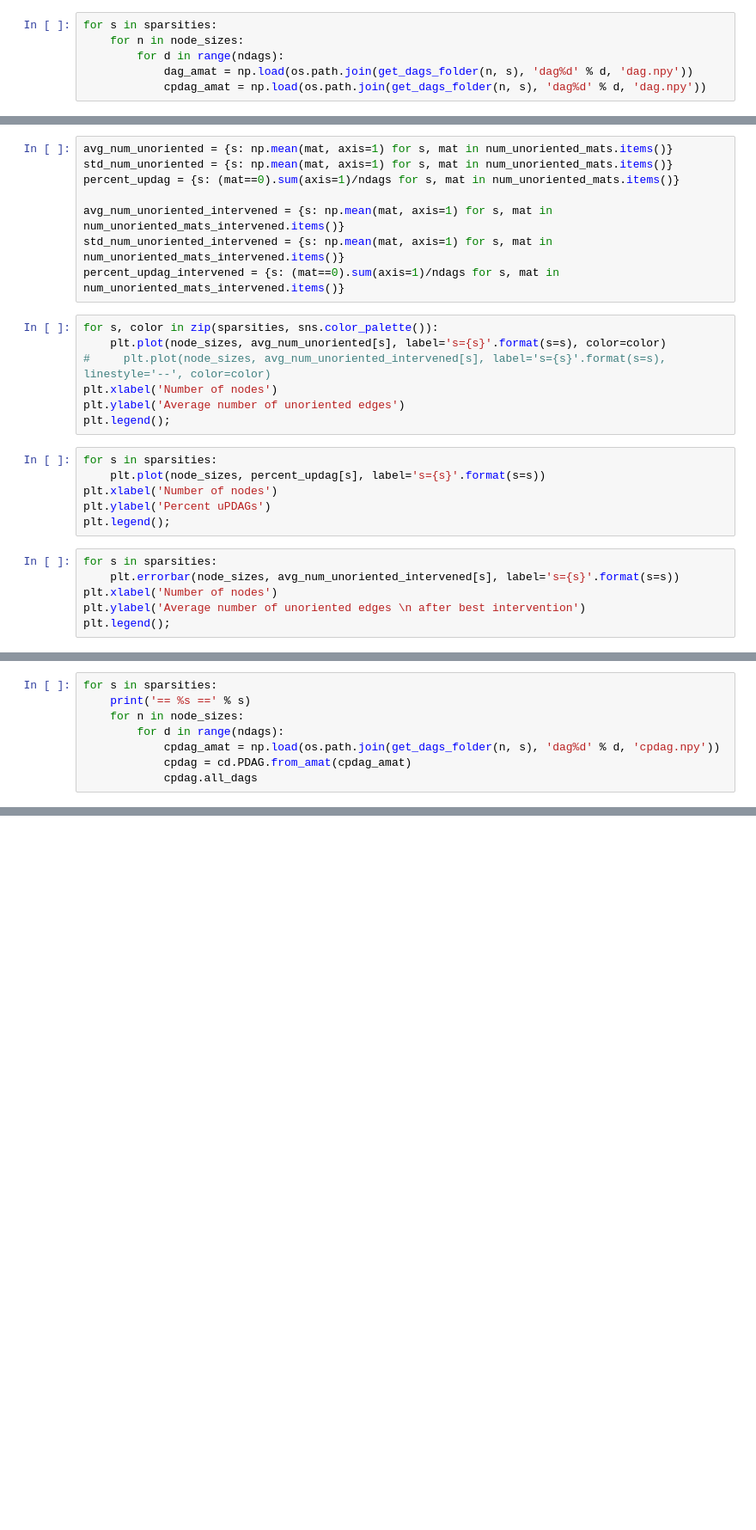
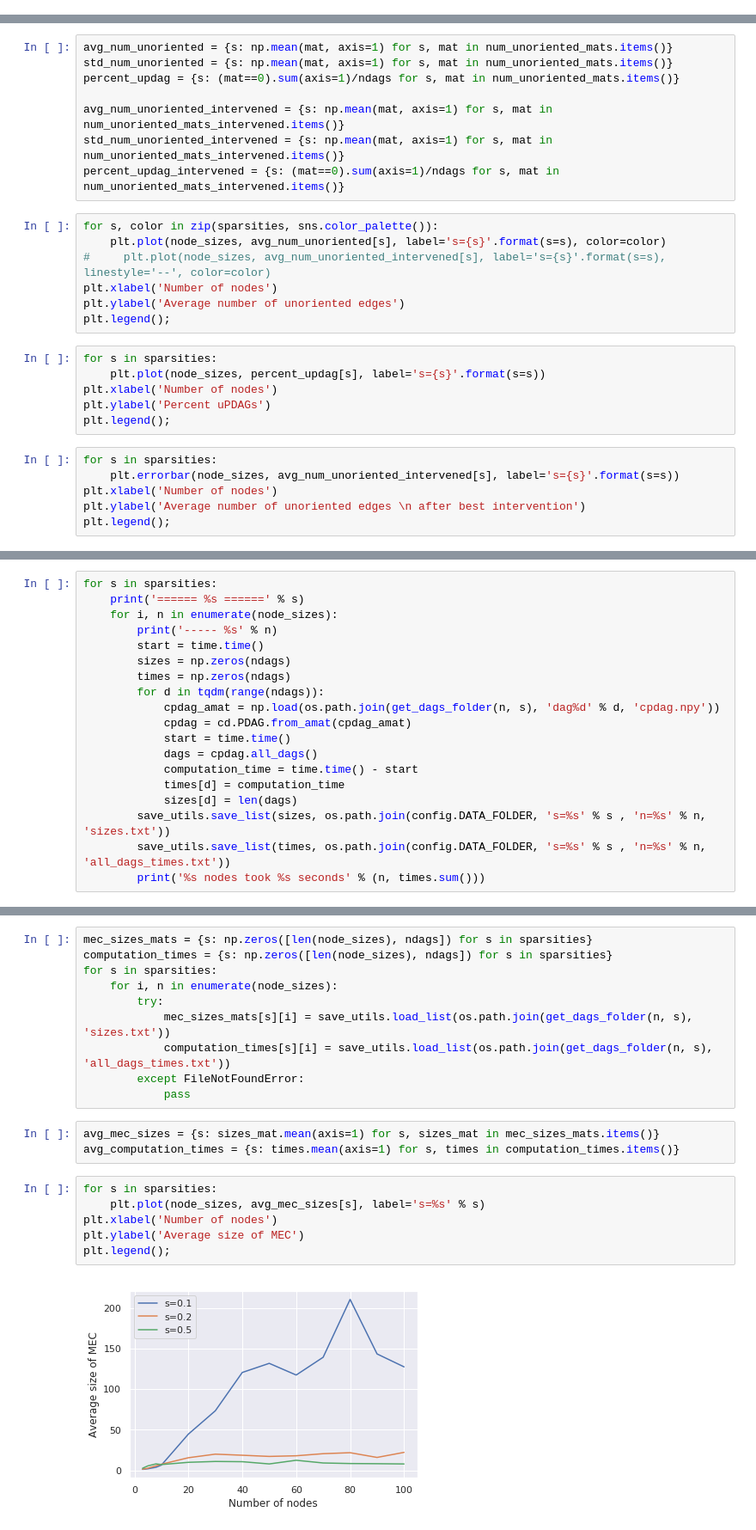
Before and after one commit to csquires/orderdag-bounds, a Jupyter notebook: main.ipynb, the cells around one changed output, grey strips where cells are left out. Shown: that part at 86% size. Drawn from its saved outputs; the diff is of its cells as text; blank space fills up the shorter version.

```diff
--- a/main.ipynb
+++ b/main.ipynb
@@ -57,9 +59,3 @@ sparsities = [.1, .2, .5]
 for sparsity in sparsities:
     for n in node_sizes:
         save_dags(n, sparsity, ndags)
-# %%
-for s in sparsities:
-    for n in node_sizes:
-        for d in range(ndags):
-            dag_amat = np.load(os.path.join(get_dags_folder(n, s), 'dag%d' % d, 'dag.npy'))
-            cpdag_amat = np.load(os.path.join(get_dags_folder(n, s), 'dag%d' % d, 'dag.npy'))
@@ -102,9 +105,20 @@ plt.legend();
 # %%
 for s in sparsities:
-    print('== %s ==' % s)
-    for n in node_sizes:
-        for d in range(ndags):
+    print('====== %s ======' % s)
+    for i, n in enumerate(node_sizes):
+        print('----- %s' % n)
+        start = time.time()
+        sizes = np.zeros(ndags)
+        times = np.zeros(ndags)
+        for d in tqdm(range(ndags)):
             cpdag_amat = np.load(os.path.join(get_dags_folder(n, s), 'dag%d' % d, 'cpdag.npy'))
             cpdag = cd.PDAG.from_amat(cpdag_amat)
-            cpdag.all_dags
+            start = time.time()
+            dags = cpdag.all_dags()
+            computation_time = time.time() - start
+            times[d] = computation_time
+            sizes[d] = len(dags)
+        save_utils.save_list(sizes, os.path.join(config.DATA_FOLDER, 's=%s' % s , 'n=%s' % n, 'sizes.txt'))
+        save_utils.save_list(times, os.path.join(config.DATA_FOLDER, 's=%s' % s , 'n=%s' % n, 'all_dags_times.txt'))
+        print('%s nodes took %s seconds' % (n, times.sum()))
 # %% [output]
@@ -113,0 +134,21 @@ for s in sparsities:
+# %%
+mec_sizes_mats = {s: np.zeros([len(node_sizes), ndags]) for s in sparsities}
+computation_times = {s: np.zeros([len(node_sizes), ndags]) for s in sparsities}
+for s in sparsities:
+    for i, n in enumerate(node_sizes):
+        try:
+            mec_sizes_mats[s][i] = save_utils.load_list(os.path.join(get_dags_folder(n, s), 'sizes.txt'))
+            computation_times[s][i] = save_utils.load_list(os.path.join(get_dags_folder(n, s), 'all_dags_times.txt'))
+        except FileNotFoundError:
+            pass
+# %%
+avg_mec_sizes = {s: sizes_mat.mean(axis=1) for s, sizes_mat in mec_sizes_mats.items()}
+avg_computation_times = {s: times.mean(axis=1) for s, times in computation_times.items()}
+# %%
+for s in sparsities:
+    plt.plot(node_sizes, avg_mec_sizes[s], label='s=%s' % s)
+plt.xlabel('Number of nodes')
+plt.ylabel('Average size of MEC')
+plt.legend();
+# %% [output]
+[figure, added]
```
Also changed, not shown: parts of 9 cells of this notebook, 1 other file.
